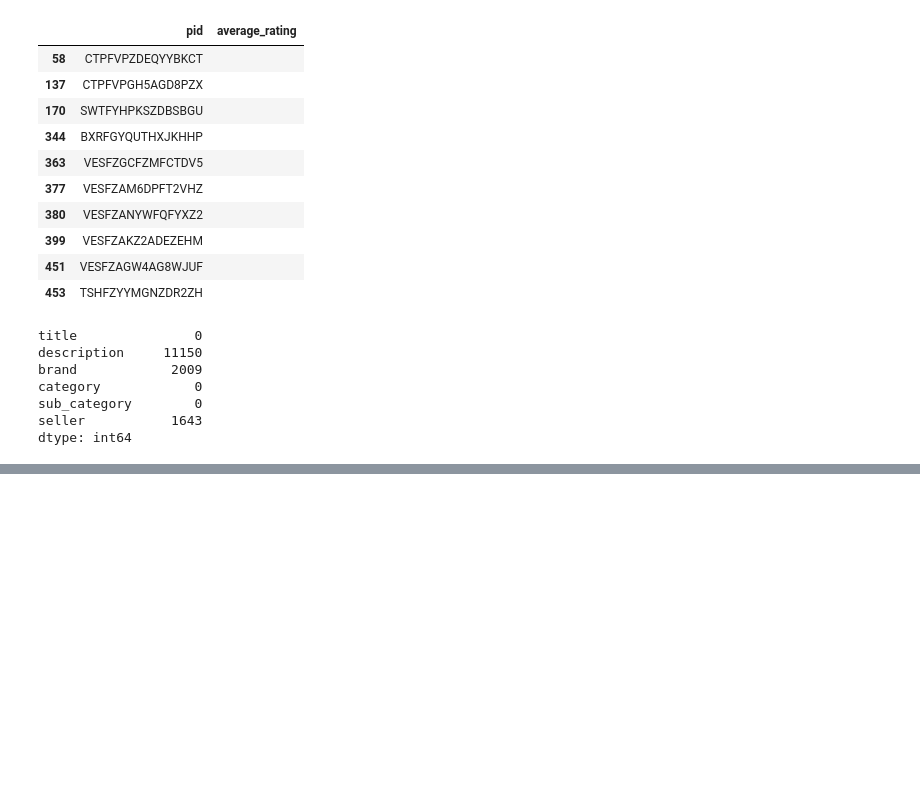
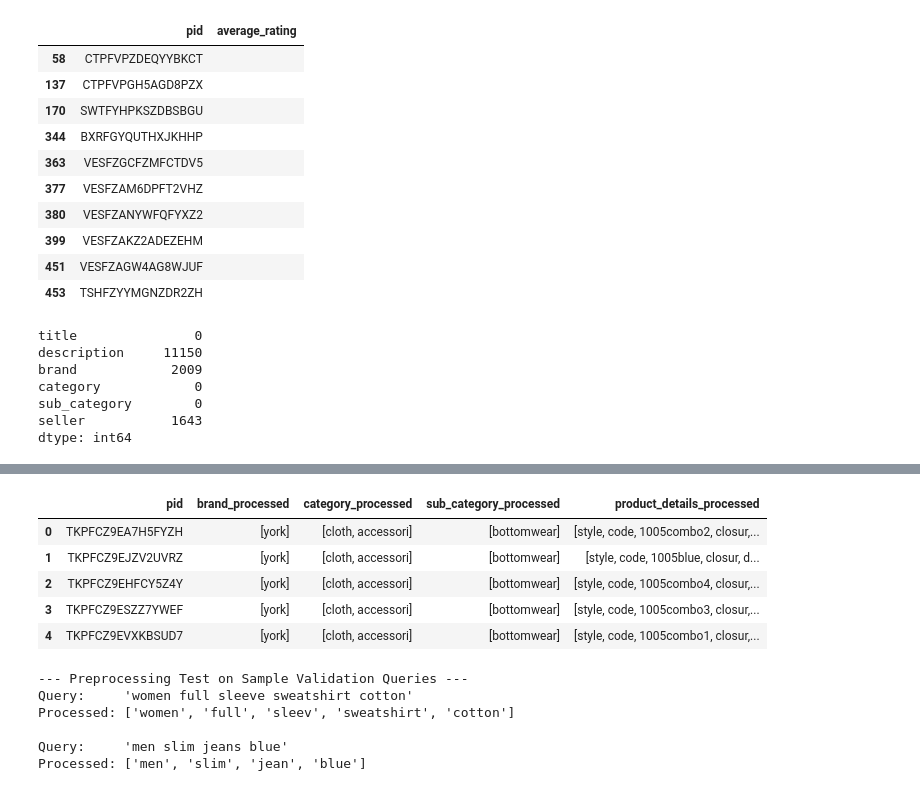
Before and after one commit to PaolaMartin01/IRWA_FinalProject, a Jupyter notebook: part1.ipynb, the cells around one changed output, grey strips where cells are left out. Drawn from its saved outputs; the diff is of its cells as text; code cells hidden in the pictures; blank space fills up the shorter version.

```diff
--- a/part1.ipynb
+++ b/part1.ipynb
@@ -431,0 +429,54 @@ Processed: ['men', 'slim', 'jean', 'blue']
+# %%
+# Apply preprocessing to remaining categorical and text fields
+other_fields = [
+    "brand",
+    "category",
+    "sub_category",
+    "seller",
+    "product_details_text",
+]
+
+for field in other_fields:
+    target_col = (
+        "product_details_processed"
+        if field == "product_details_text"
+        else f"{field}_processed"
+    )
+    df[target_col] = df[field].apply(preprocess_text)
+
+# Display sample of processed categorical fields
+display(
+    df[
+        [
+            "pid",
+            "brand_processed",
+            "category_processed",
+            "sub_category_processed",
+            "product_details_processed",
+        ]
+    ].head(5)
+)
+# %% [output]
+|  | pid | brand_processed | category_processed | sub_category_processed | product_details_processed |
+| 0 | TKPFCZ9EA7H5FYZH | [york] | [cloth, accessori] | [bottomwear] | [style, code, 1005combo2, closur,... |
+| 1 | TKPFCZ9EJZV2UVRZ | [york] | [cloth, accessori] | [bottomwear] | [style, code, 1005blue, closur, d... |
+| 2 | TKPFCZ9EHFCY5Z4Y | [york] | [cloth, accessori] | [bottomwear] | [style, code, 1005combo4, closur,... |
+| 3 | TKPFCZ9ESZZ7YWEF | [york] | [cloth, accessori] | [bottomwear] | [style, code, 1005combo3, closur,... |
+| 4 | TKPFCZ9EVXKBSUD7 | [york] | [cloth, accessori] | [bottomwear] | [style, code, 1005combo1, closur,... |
+# %%
+test_queries = [
+    "women full sleeve sweatshirt cotton",
+    "men slim jeans blue",
+]
+
+print("--- Preprocessing Test on Sample Validation Queries ---")
+for query in test_queries:
+    print(f"Query:     '{query}'")
+    print(f"Processed: {preprocess_text(query)}\n")
+# %% [output]
+--- Preprocessing Test on Sample Validation Queries ---
+Query:     'women full sleeve sweatshirt cotton'
+Processed: ['women', 'full', 'sleev', 'sweatshirt', 'cotton']
+
+Query:     'men slim jeans blue'
+Processed: ['men', 'slim', 'jean', 'blue']
```
Also changed, not shown: parts of 11 cells of this notebook.
